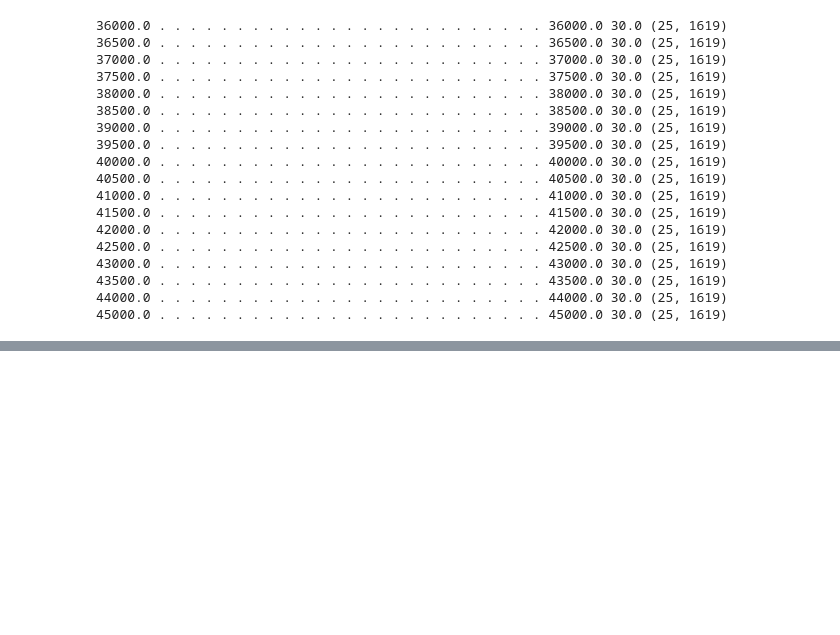
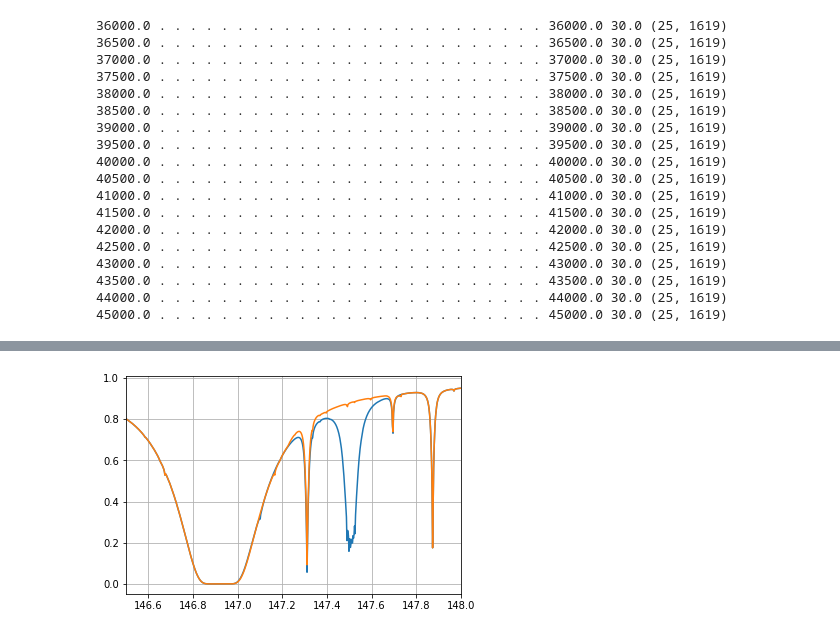
Before and after one commit to darioflute/fifipy, a Jupyter notebook: notebooks/AtranModels.ipynb, the cells around one changed output, grey strips where cells are left out. Drawn from its saved outputs; the diff is of its cells as text; code cells hidden in the pictures; blank space fills up the shorter version.

```diff
--- a/notebooks/AtranModels.ipynb
+++ b/notebooks/AtranModels.ipynb
@@ -379,0 +459,28 @@ hdulist.close()
+# %%
+lines = [
+            [147.225, 147.375],
+            [147.66, 147.74]
+            ]
+linefit = []
+mls = []
+for l in lines:
+    mask[:] = 0
+    ml = (wave > l[0]) & (wave < l[1])
+    mask[ml] = True
+    model = interp1d(wave[~mask],trans[~mask],kind='linear',fill_value='extrapolate')
+    line = trans[ml] - model(wave[ml])
+    trans[ml] -= line
+    linefit.append(line)
+    mls.append(ml)
+id0 = int(np.argmin(np.abs(wave- 146.92)))
+trans[id0:id0+360] = trans[id0-360:id0][::-1]
+# Add back lines
+for line, ml in zip(linefit, mls):
+    trans[ml] += line
+# %%
+plt.plot(wave, trans0)
+plt.plot(wave, trans)
+plt.xlim([146.5,148])
+plt.grid()
+# %% [output]
+[figure, added]
```
Also changed, not shown: parts of 6 cells of this notebook, 2 other files.
